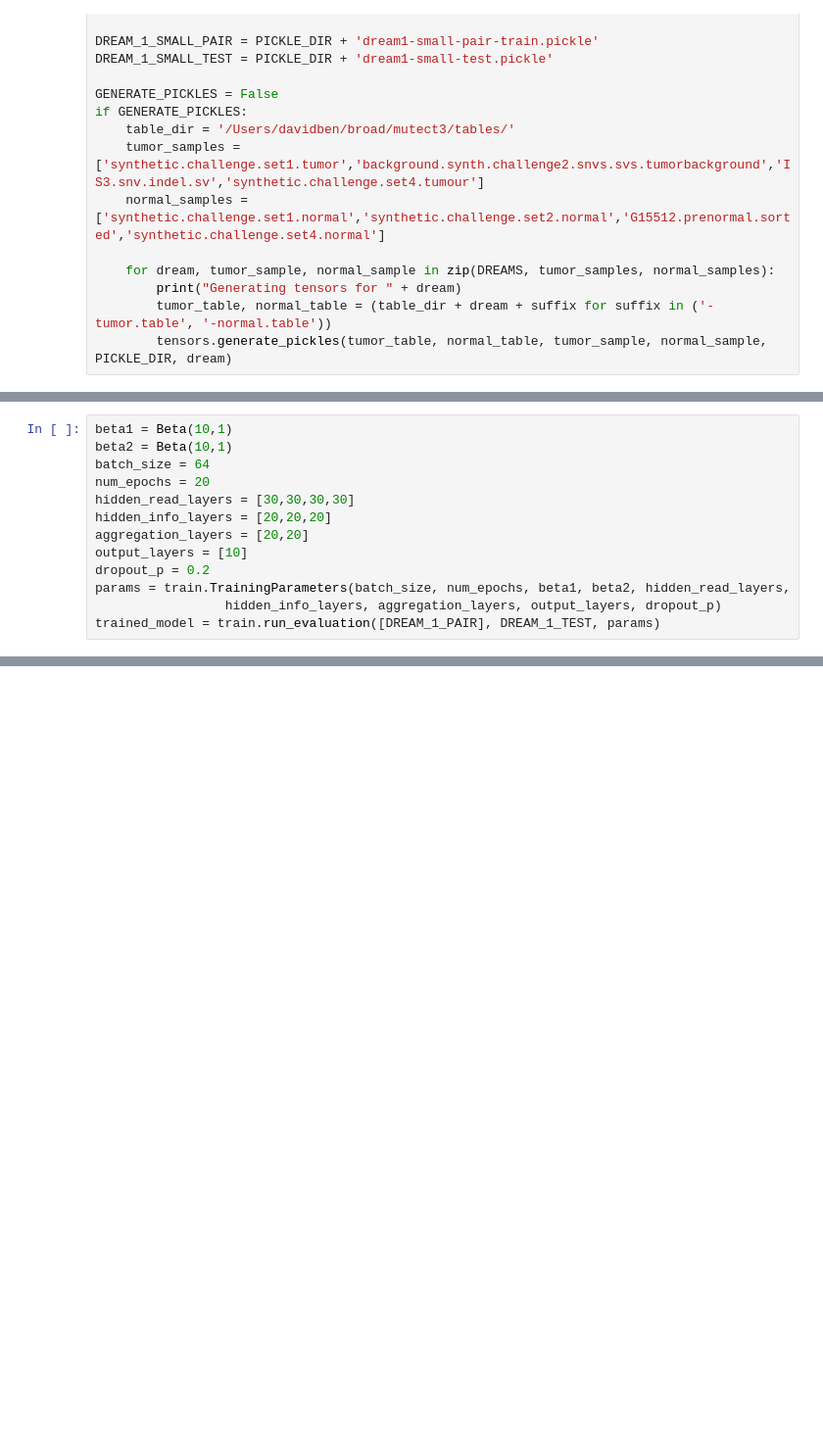
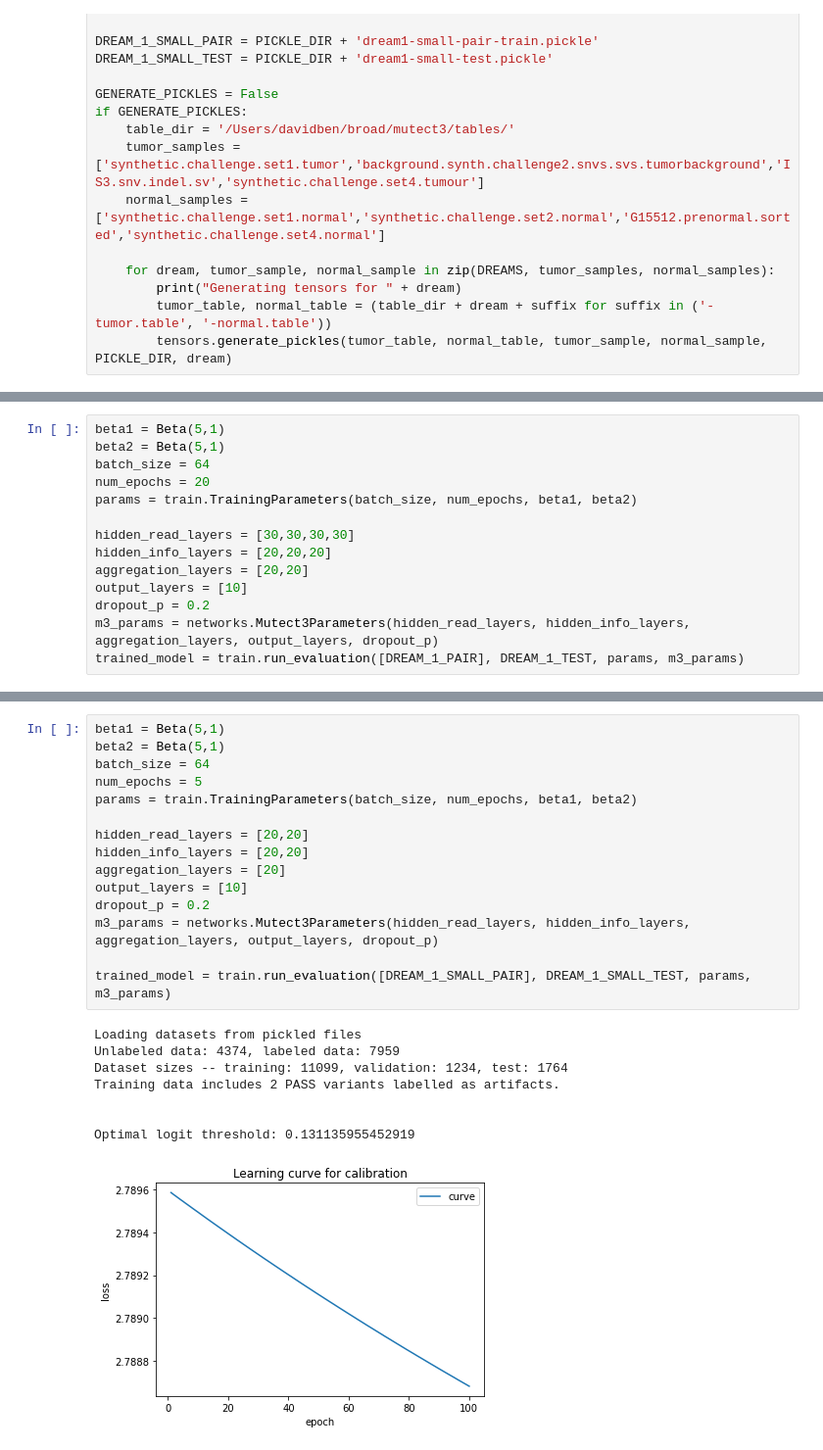
Before and after one commit to davidbenjamin/permutect, a Jupyter notebook: mutect3.ipynb, the cells around one changed output, grey strips where cells are left out. Shown at 98% size. Drawn from its saved outputs; the diff is of its cells as text; blank space fills up the shorter version.

```diff
--- a/mutect3.ipynb
+++ b/mutect3.ipynb
@@ -47,16 +26,17 @@ Optimal logit threshold: 12.897860527038574
 # %%
-beta1 = Beta(10,1)
-beta2 = Beta(10,1)
+beta1 = Beta(5,1)
+beta2 = Beta(5,1)
 batch_size = 64
 num_epochs = 20
+params = train.TrainingParameters(batch_size, num_epochs, beta1, beta2)
+
 hidden_read_layers = [30,30,30,30]
 hidden_info_layers = [20,20,20]
 aggregation_layers = [20,20]
 output_layers = [10]
 dropout_p = 0.2
-params = train.TrainingParameters(batch_size, num_epochs, beta1, beta2, hidden_read_layers,
-                 hidden_info_layers, aggregation_layers, output_layers, dropout_p)
-trained_model = train.run_evaluation([DREAM_1_PAIR], DREAM_1_TEST, params)
+m3_params = networks.Mutect3Parameters(hidden_read_layers, hidden_info_layers, aggregation_layers, output_layers, dropout_p)
+trained_model = train.run_evaluation([DREAM_1_PAIR], DREAM_1_TEST, params, m3_params)
 # %% [output]
 Loading datasets from pickled files
 Unlabeled data: 44544, labeled data: 78792
@@ -78,0 +45,24 @@ Optimal logit threshold: 0.08312240242958069
+# %%
+beta1 = Beta(5,1)
+beta2 = Beta(5,1)
+batch_size = 64
+num_epochs = 5
+params = train.TrainingParameters(batch_size, num_epochs, beta1, beta2)
+
+hidden_read_layers = [20,20]
+hidden_info_layers = [20,20]
+aggregation_layers = [20]
+output_layers = [10]
+dropout_p = 0.2
+m3_params = networks.Mutect3Parameters(hidden_read_layers, hidden_info_layers, aggregation_layers, output_layers, dropout_p)
+
+trained_model = train.run_evaluation([DREAM_1_SMALL_PAIR], DREAM_1_SMALL_TEST, params, m3_params)
+# %% [output]
+Loading datasets from pickled files
+Unlabeled data: 4374, labeled data: 7959
+Dataset sizes -- training: 11099, validation: 1234, test: 1764
+Training data includes 2 PASS variants labelled as artifacts.
+
+
+Optimal logit threshold: 0.131135955452919
+[figure, added]
```
Also changed, not shown: parts of 4 cells of this notebook, 3 other files.
